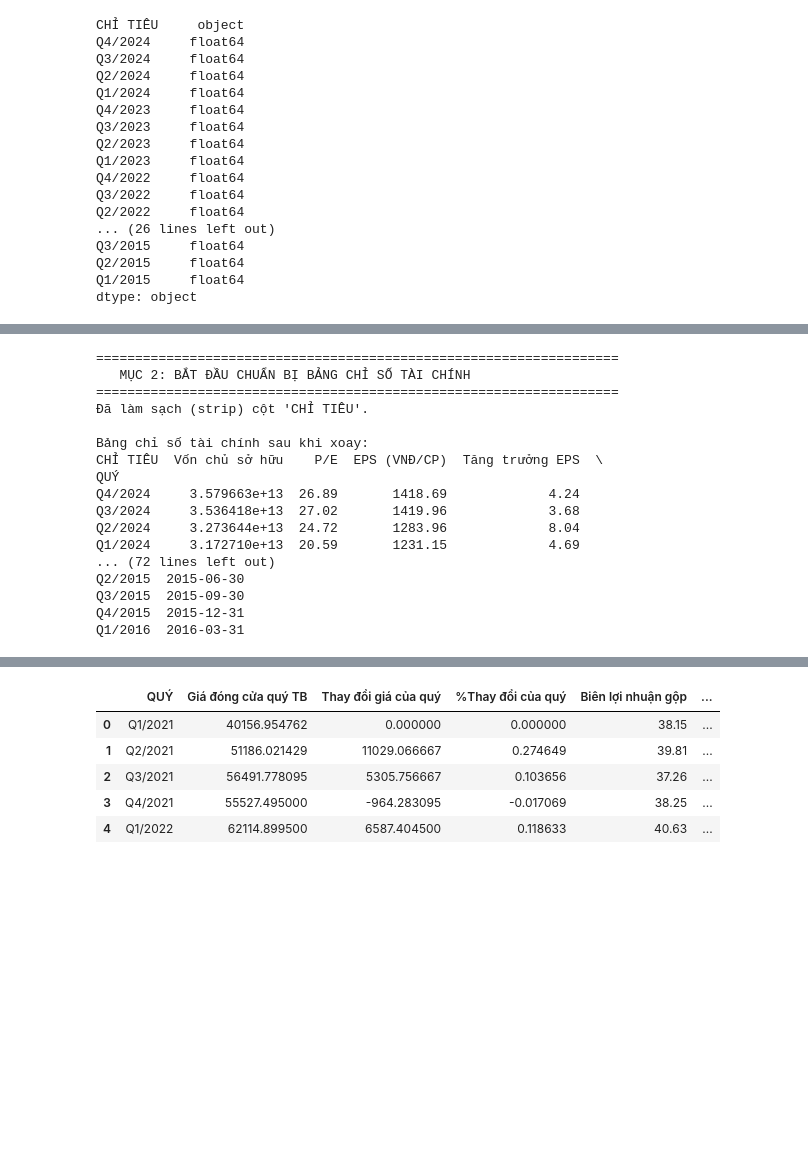
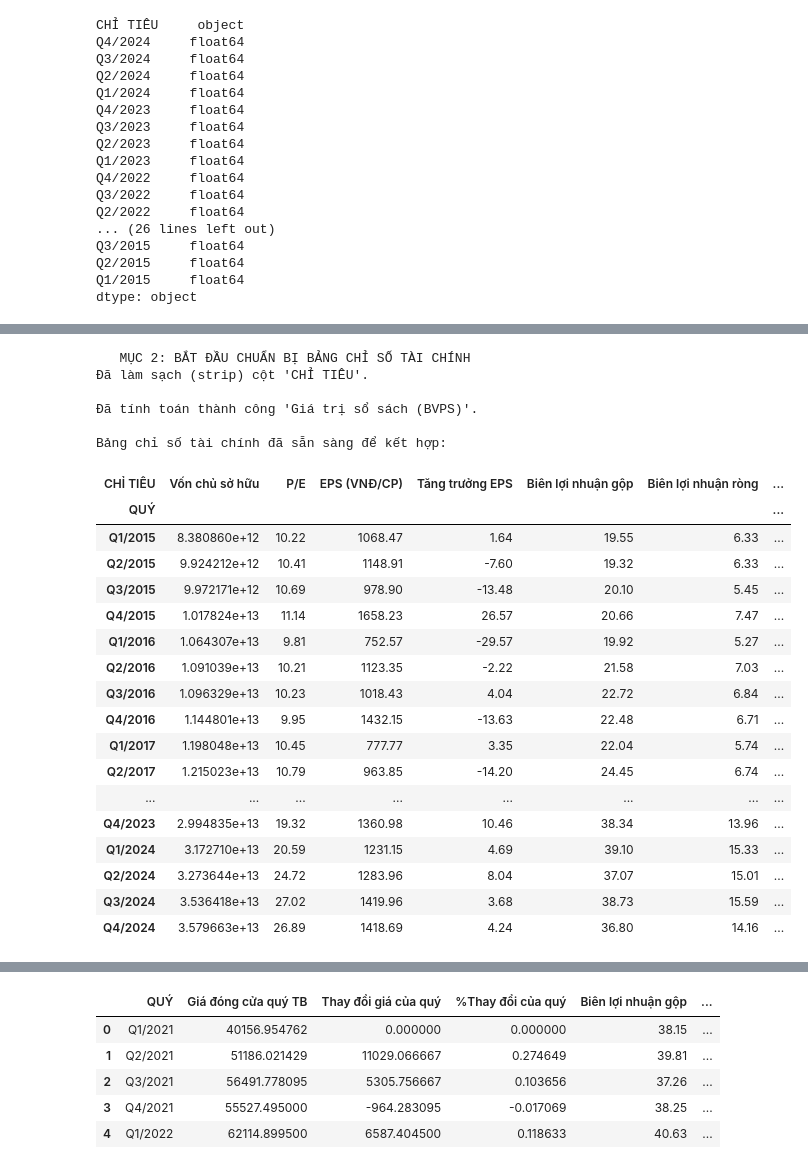
Before and after one commit to DangShark/Data_Mining, a Jupyter notebook: final_report.ipynb, the cells around one changed output, grey strips where cells are left out. Cells and saved outputs as stored; diff of their text form; code cells hidden in the pictures; blank space fills up the shorter version.

```diff
--- a/final_report.ipynb
+++ b/final_report.ipynb
@@ -197,36 +181,0 @@ dtype: float64
-# %%
-# ---  Thực hiện Thống kê mô tả cho financial_indicator_df (Yêu cầu 1.1) ---
-print("\n===================================================================")
-print("   MỤC 1.1: THỐNG KÊ MÔ TẢ BẢNG CHỈ SỐ TÀI CHÍNH (financial_indicator_df)")
-print("===================================================================")
-
-# Để tính toán thống kê cho từng CHỈ TIÊU qua các quý, ta cần:
-# 1. Đặt 'CHỈ TIÊU' làm index
-# 2. "Xoay" (Transpose) dataframe để các quý là hàng và chỉ tiêu là cột
-try:
-    financial_transposed_df = financial_indicator_df.set_index('CHỈ TIÊU').transpose()
-
-    # Chuyển đổi index (là các quý Qx/YYYY) sang datetime để có thể sắp xếp (tùy chọn nhưng nên làm)
-    financial_transposed_df.index = financial_transposed_df.index.str.replace('Q1', '03-31')
-    financial_transposed_df.index = financial_transposed_df.index.str.replace('Q2', '06-30')
-    financial_transposed_df.index = financial_transposed_df.index.str.replace('Q3', '09-30')
-    financial_transposed_df.index = financial_transposed_df.index.str.replace('Q4', '12-31')
-    financial_transposed_df.index = pd.to_datetime(financial_transposed_df.index, format='%m-%d/%Y')
-    financial_transposed_df = financial_transposed_df.sort_index()
-
-    print("Đã xoay bảng Chỉ số tài chính để phân tích theo thời gian.")
-    print(financial_transposed_df.head()) # Hiển thị 5 dòng đầu của bảng đã xoay
-
-    # 1. Tính Five-number summary, mean, std (dùng .describe())
-    print("\n--- Five-number summary, Mean, Std Dev (cho mỗi chỉ số) ---")
-    financial_stats = financial_transposed_df.describe(percentiles=[.25, .5, .75])
-    print(financial_stats)
-
-    # 2. Tính Phương sai (Variance)
-    print("\n--- Phương sai (Variance) (cho mỗi chỉ số) ---")
-    financial_variance = financial_transposed_df.var()
-    print(financial_variance)
-
-except Exception as e:
-    print(f"Lỗi khi xử lý financial_indicator_df: {e}")
-    print("Bảng này có thể có cấu trúc không đồng nhất. Sẽ bỏ qua thống kê cho bảng này.")
@@ -288,9 +496,6 @@ Biểu đồ sẽ được hiển thị ở đầu ra của cell này.
 # %%
 # --- Cell 6: Chuẩn bị Dữ liệu Chỉ số Tài chính (Mục 2) ---
-print("===================================================================")
 print("   MỤC 2: BẮT ĐẦU CHUẨN BỊ BẢNG CHỈ SỐ TÀI CHÍNH")
-print("===================================================================")
-
 # 1. Liệt kê các chỉ số tài chính được yêu cầu
 required_indicators = [
     'Biên lợi nhuận gộp',
@@ -330,9 +535,6 @@ if financial_selected_df.empty:
 financial_long_df = financial_selected_df.set_index('CHỈ TIÊU').transpose()
 financial_long_df.index.name = 'QUÝ' # Đổi tên index
 
-print("\nBảng chỉ số tài chính sau khi xoay:")
-print(financial_long_df.head())
-
 # 3. Tính toán 'Giá trị sổ sách (Book Value Per Share)'
 # BVPS = Vốn chủ sở hữu / Số lượng cổ phiếu lưu hành
 # Vốn chủ sở hữu: Đơn vị Tỷ đồng (x 1,000,000,000)
@@ -348,47 +550,54 @@ try:
     financial_long_df['Giá trị sổ sách_BVPS'] = (vcs_ty_dong * 1_000_000_000) / (slcp_trieu_cp * 1_000_000)
     print("\nĐã tính toán thành công 'Giá trị sổ sách (BVPS)'.")
 
 except KeyError as e:
     print(f"\nLỗi: Không tìm thấy cột cần thiết để tính BVPS: {e}")
     print("Bảng có thể vẫn bị rỗng hoặc tên chỉ số bị sai.")
 except Exception as e:
     print(f"\nLỗi khi tính BVPS: {e}")
 
 # 4. Tạo cột 'QuarterEnd' (Ngày cuối quý) để làm khóa
 # Chuyển index 'Q4/2024' -> '2024-12-31'
 def convert_quarter_to_date(quarter_str):
     if 'Q1' in quarter_str:
         return quarter_str.replace('Q1/', '03-31-')
     elif 'Q2' in quarter_str:
         return quarter_str.replace('Q2/', '06-30-')
     elif 'Q3' in quarter_str:
         return quarter_str.replace('Q3/', '09-30-')
     elif 'Q4' in quarter_str:
         return quarter_str.replace('Q4/', '12-31-')
     return None
 
 financial_long_df['QuarterEnd'] = pd.to_datetime(financial_long_df.index.map(convert_quarter_to_date), format='%m-%d-%Y')
 financial_long_df = financial_long_df.sort_values(by='QuarterEnd')
 
 print("\nBảng chỉ số tài chính đã sẵn sàng để kết hợp:")
-print(financial_long_df.head())
+financial_long_df
 # %% [output]
-===================================================================
    MỤC 2: BẮT ĐẦU CHUẨN BỊ BẢNG CHỈ SỐ TÀI CHÍNH
-===================================================================
 Đã làm sạch (strip) cột 'CHỈ TIÊU'.
 
-Bảng chỉ số tài chính sau khi xoay:
-CHỈ TIÊU  Vốn chủ sở hữu    P/E  EPS (VNĐ/CP)  Tăng trưởng EPS  \
-QUÝ
-Q4/2024     3.579663e+13  26.89       1418.69             4.24
-Q3/2024     3.536418e+13  27.02       1419.96             3.68
-Q2/2024     3.273644e+13  24.72       1283.96             8.04
-Q1/2024     3.172710e+13  20.59       1231.15             4.69
-... (72 lines left out)
-Q2/2015  2015-06-30
-Q3/2015  2015-09-30
-Q4/2015  2015-12-31
-Q1/2016  2016-03-31
+Đã tính toán thành công 'Giá trị sổ sách (BVPS)'.
+
+Bảng chỉ số tài chính đã sẵn sàng để kết hợp:
+| CHỈ TIÊU | Vốn chủ sở hữu | P/E | EPS (VNĐ/CP) | Tăng trưởng EPS | Biên lợi nhuận gộp | Biên lợi nhuận ròng | ... |
+| QUÝ |  |  |  |  |  |  | ... |
+| Q1/2015 | 8.380860e+12 | 10.22 | 1068.47 | 1.64 | 19.55 | 6.33 | ... |
+| Q2/2015 | 9.924212e+12 | 10.41 | 1148.91 | -7.60 | 19.32 | 6.33 | ... |
+| Q3/2015 | 9.972171e+12 | 10.69 | 978.90 | -13.48 | 20.10 | 5.45 | ... |
+| Q4/2015 | 1.017824e+13 | 11.14 | 1658.23 | 26.57 | 20.66 | 7.47 | ... |
+| Q1/2016 | 1.064307e+13 | 9.81 | 752.57 | -29.57 | 19.92 | 5.27 | ... |
+| Q2/2016 | 1.091039e+13 | 10.21 | 1123.35 | -2.22 | 21.58 | 7.03 | ... |
+| Q3/2016 | 1.096329e+13 | 10.23 | 1018.43 | 4.04 | 22.72 | 6.84 | ... |
+| Q4/2016 | 1.144801e+13 | 9.95 | 1432.15 | -13.63 | 22.48 | 6.71 | ... |
+| Q1/2017 | 1.198048e+13 | 10.45 | 777.77 | 3.35 | 22.04 | 5.74 | ... |
+| Q2/2017 | 1.215023e+13 | 10.79 | 963.85 | -14.20 | 24.45 | 6.74 | ... |
+| ... | ... | ... | ... | ... | ... | ... | ... |
+| Q4/2023 | 2.994835e+13 | 19.32 | 1360.98 | 10.46 | 38.34 | 13.96 | ... |
+| Q1/2024 | 3.172710e+13 | 20.59 | 1231.15 | 4.69 | 39.10 | 15.33 | ... |
+| Q2/2024 | 3.273644e+13 | 24.72 | 1283.96 | 8.04 | 37.07 | 15.01 | ... |
+| Q3/2024 | 3.536418e+13 | 27.02 | 1419.96 | 3.68 | 38.73 | 15.59 | ... |
+| Q4/2024 | 3.579663e+13 | 26.89 | 1418.69 | 4.24 | 36.80 | 14.16 | ... |
 # %%
 # --- Chuẩn bị Dữ liệu Giá theo Quý (Mục 2) ---
```
Also changed, not shown: parts of 40 cells of this notebook, 1 other file.
